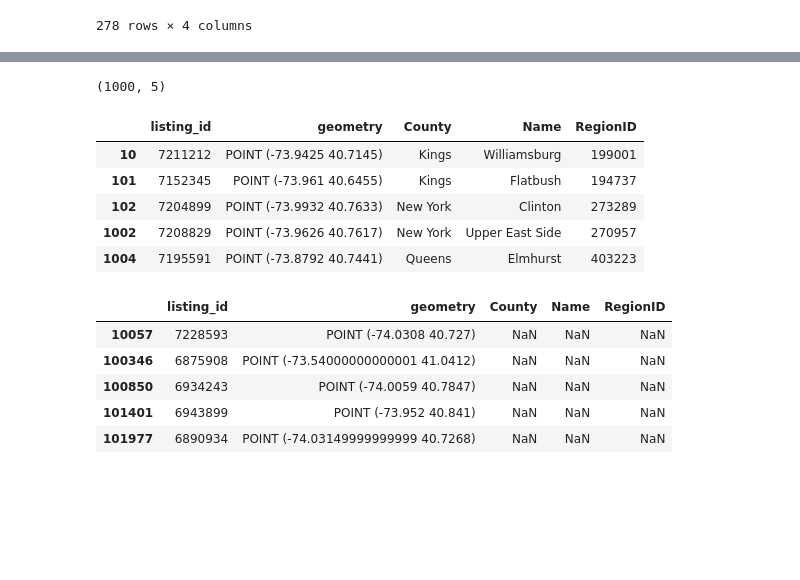
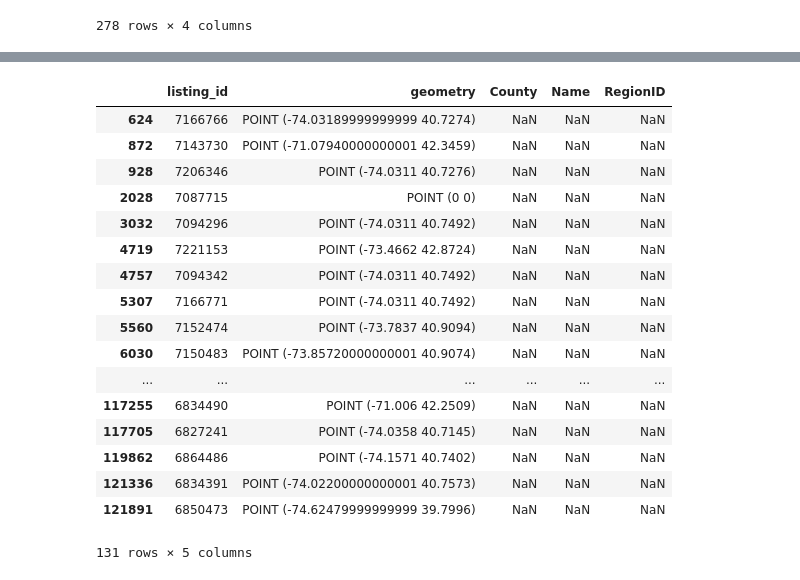
Before and after one commit to phildeutsch/rentals, a Jupyter notebook: regions.ipynb, the cells around one changed output, grey strips where cells are left out. Saved outputs shown, nothing was run; the diff lists cells and outputs as text; code cells hidden in the pictures; blank space fills up the shorter version.

```diff
--- a/regions.ipynb
+++ b/regions.ipynb
@@ -39,0 +36,3 @@ geo_df = gpd.GeoDataFrame(locations, crs=crs, geometry=geometry)
+# %%
+locations = add_region(train)
+locations.head()
@@ -52,20 +56,21 @@ del assigned['index_right']
-# %%
-print(assigned.shape)
-assigned.head()
-# %% [output]
-(1000, 5)
-|  | listing_id | geometry | County | Name | RegionID |
-| 10 | 7211212 | POINT (-73.9425 40.7145) | Kings | Williamsburg | 199001 |
-| 101 | 7152345 | POINT (-73.961 40.6455) | Kings | Flatbush | 194737 |
-| 102 | 7204899 | POINT (-73.9932 40.7633) | New York | Clinton | 273289 |
-| 1002 | 7208829 | POINT (-73.9626 40.7617) | New York | Upper East Side | 270957 |
-| 1004 | 7195591 | POINT (-73.8792 40.7441) | Queens | Elmhurst | 403223 |
 # %%
-assigned.loc[pd.isnull(assigned['RegionID'].values)]
+locations.loc[pd.isnull(locations['RegionID'].values)]
 # %% [output]
 |  | listing_id | geometry | County | Name | RegionID |
-| 10057 | 7228593 | POINT (-74.0308 40.727) | NaN | NaN | NaN |
-| 100346 | 6875908 | POINT (-73.54000000000001 41.0412) | NaN | NaN | NaN |
-| 100850 | 6934243 | POINT (-74.0059 40.7847) | NaN | NaN | NaN |
-| 101401 | 6943899 | POINT (-73.952 40.841) | NaN | NaN | NaN |
-| 101977 | 6890934 | POINT (-74.03149999999999 40.7268) | NaN | NaN | NaN |
+| 624 | 7166766 | POINT (-74.03189999999999 40.7274) | NaN | NaN | NaN |
+| 872 | 7143730 | POINT (-71.07940000000001 42.3459) | NaN | NaN | NaN |
+| 928 | 7206346 | POINT (-74.0311 40.7276) | NaN | NaN | NaN |
+| 2028 | 7087715 | POINT (0 0) | NaN | NaN | NaN |
+| 3032 | 7094296 | POINT (-74.0311 40.7492) | NaN | NaN | NaN |
+| 4719 | 7221153 | POINT (-73.4662 42.8724) | NaN | NaN | NaN |
+| 4757 | 7094342 | POINT (-74.0311 40.7492) | NaN | NaN | NaN |
+| 5307 | 7166771 | POINT (-74.0311 40.7492) | NaN | NaN | NaN |
+| 5560 | 7152474 | POINT (-73.7837 40.9094) | NaN | NaN | NaN |
+| 6030 | 7150483 | POINT (-73.85720000000001 40.9074) | NaN | NaN | NaN |
+| ... | ... | ... | ... | ... | ... |
+| 117255 | 6834490 | POINT (-71.006 42.2509) | NaN | NaN | NaN |
+| 117705 | 6827241 | POINT (-74.0358 40.7145) | NaN | NaN | NaN |
+| 119862 | 6864486 | POINT (-74.1571 40.7402) | NaN | NaN | NaN |
+| 121336 | 6834391 | POINT (-74.02200000000001 40.7573) | NaN | NaN | NaN |
+| 121891 | 6850473 | POINT (-74.62479999999999 39.7996) | NaN | NaN | NaN |
+131 rows × 5 columns
```
Also changed, not shown: parts of 5 cells of this notebook, 2 other files.
